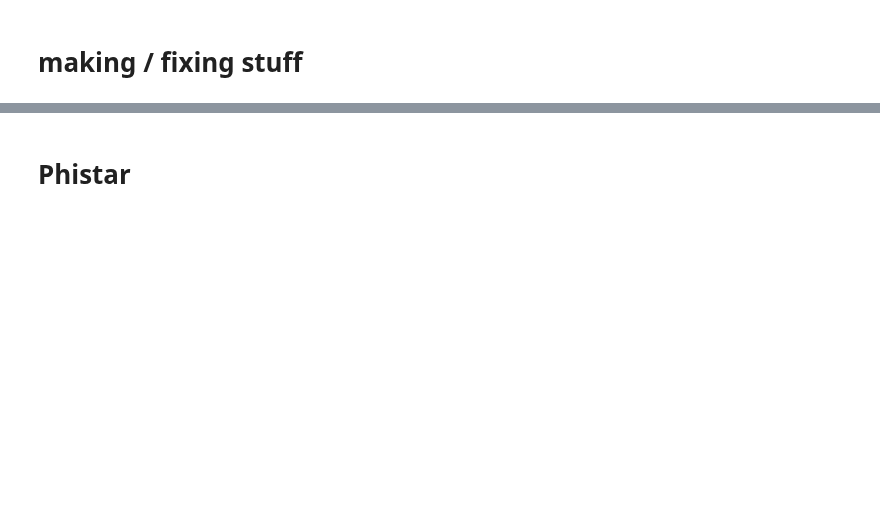
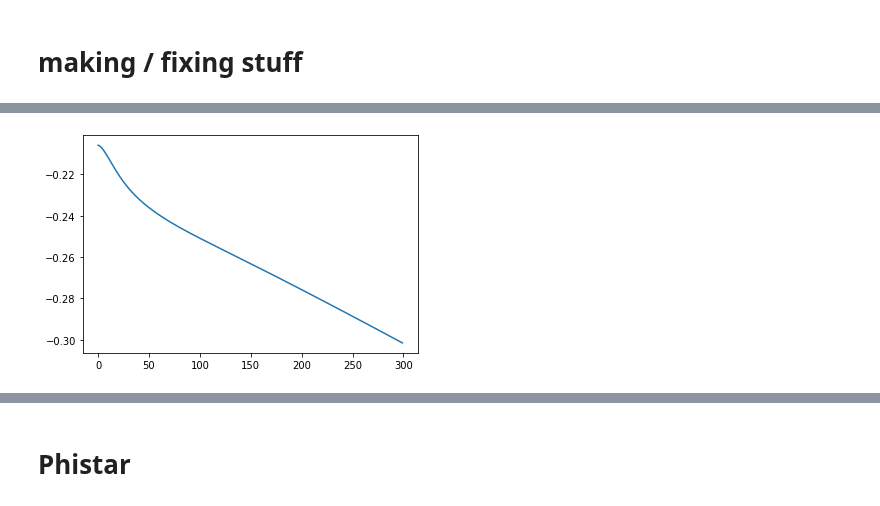
Before and after one commit to ratschlab/projects-2020-Neural-SVGD, a Jupyter notebook: notebooks/making, fixing.ipynb, the cells around one changed output, grey strips where cells are left out. Saved outputs shown, nothing was run; the diff lists cells and outputs as text; code cells hidden in the pictures; blank space fills up the shorter version.

```diff
--- a/notebooks/making, fixing.ipynb
+++ b/notebooks/making, fixing.ipynb
@@ -23,0 +89,4 @@ rkey = random.PRNGKey(0)
+# %%
+_ = plt.plot(log["kernel_param"])
+# %% [output]
+[figure, added]
```
Also changed, not shown: parts of 35 cells of this notebook, 7 other files.
